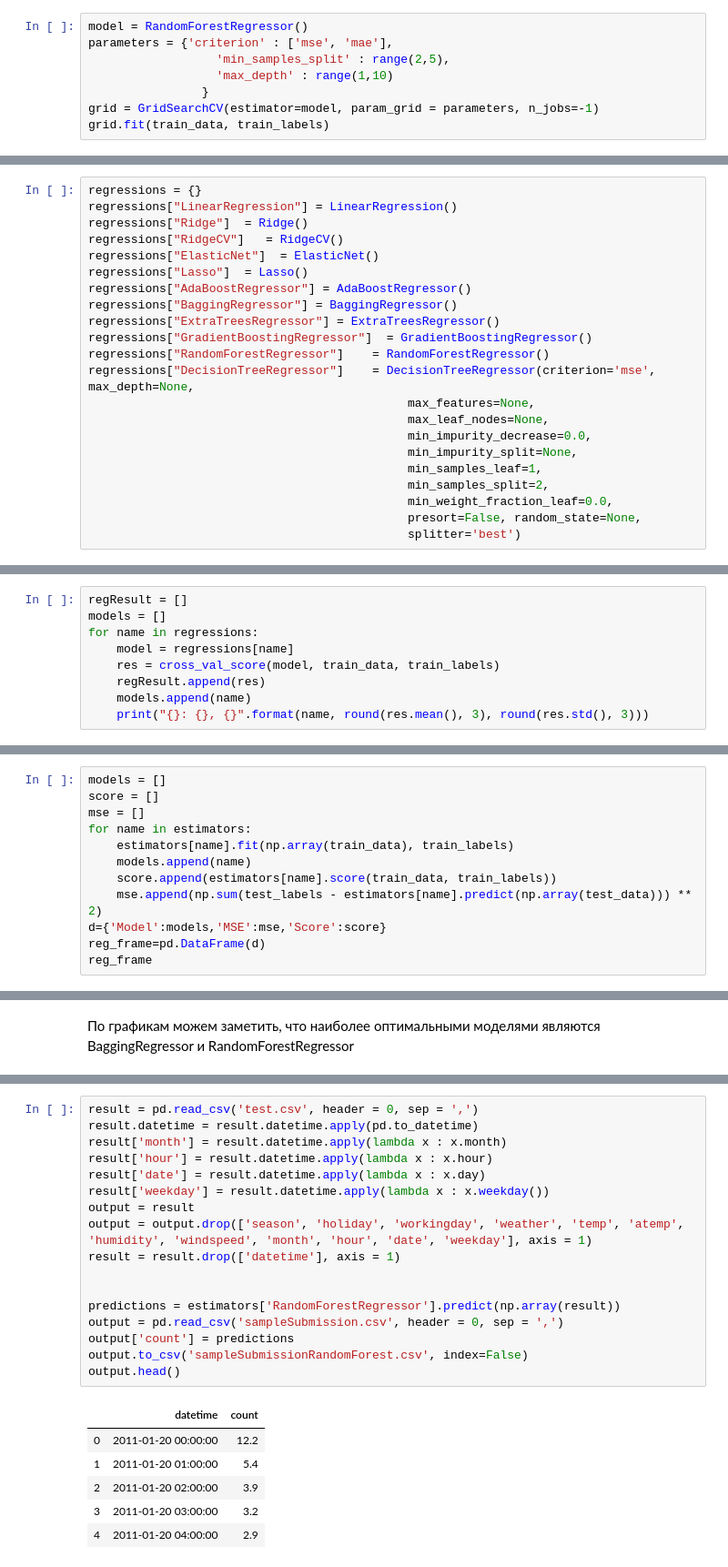
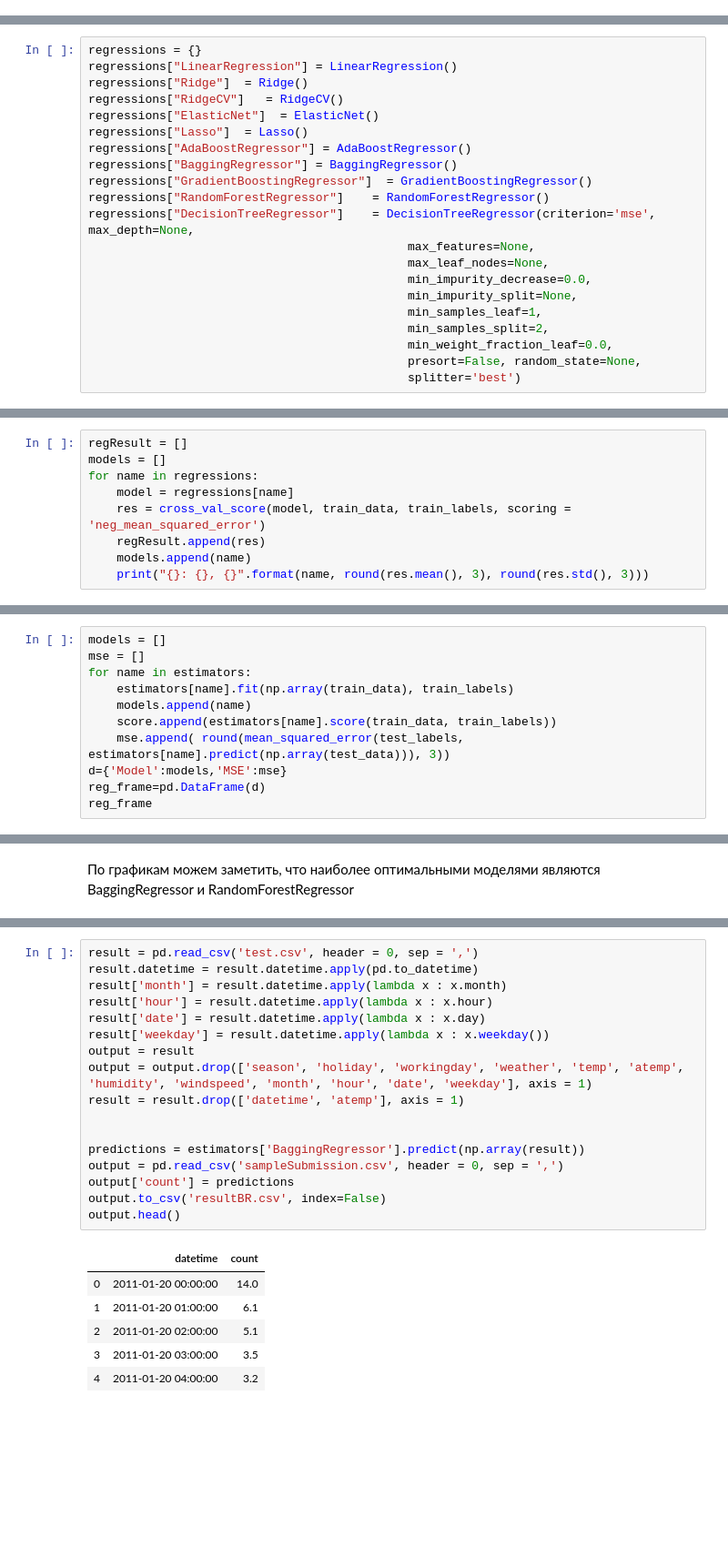
Before and after one commit to EdKsenia/AnalysisSem, a Jupyter notebook: Analis.ipynb, the cells around one changed output, grey strips where cells are left out. Shown at 91% size. Cells and saved outputs as stored; diff of their text form; blank space fills up the shorter version.

```diff
--- a/Analis.ipynb
+++ b/Analis.ipynb
@@ -475,8 +466,0 @@ from sklearn.tree import DecisionTreeRegressor
-# %%
-model = RandomForestRegressor()
-parameters = {'criterion' : ['mse', 'mae'],
-                  'min_samples_split' : range(2,5),
-                  'max_depth' : range(1,10)
-                }
-grid = GridSearchCV(estimator=model, param_grid = parameters, n_jobs=-1)
-grid.fit(train_data, train_labels)
@@ -515,7 +503,6 @@ regressions["ElasticNet"]  = ElasticNet()
 regressions["Lasso"]  = Lasso()
 regressions["AdaBoostRegressor"] = AdaBoostRegressor()
 regressions["BaggingRegressor"] = BaggingRegressor()
-regressions["ExtraTreesRegressor"] = ExtraTreesRegressor()
 regressions["GradientBoostingRegressor"]  = GradientBoostingRegressor()
 regressions["RandomForestRegressor"]    = RandomForestRegressor()
 regressions["DecisionTreeRegressor"]    = DecisionTreeRegressor(criterion='mse', max_depth=None,
@@ -539,7 +526,7 @@ regResult = []
 models = []
 for name in regressions:
     model = regressions[name]
-    res = cross_val_score(model, train_data, train_labels)
+    res = cross_val_score(model, train_data, train_labels, scoring = 'neg_mean_squared_error')
     regResult.append(res)
     models.append(name)
     print("{}: {}, {}".format(name, round(res.mean(), 3), round(res.std(), 3)))
@@ -619,13 +597,12 @@ from sklearn.metrics import mean_squared_log_error,mean_squared_error, r2_score,
 # %%
 models = []
-score = []
 mse = []
 for name in estimators:
     estimators[name].fit(np.array(train_data), train_labels)
     models.append(name)
     score.append(estimators[name].score(train_data, train_labels))
-    mse.append(np.sum(test_labels - estimators[name].predict(np.array(test_data))) ** 2)
-d={'Model':models,'MSE':mse,'Score':score}
+    mse.append( round(mean_squared_error(test_labels, estimators[name].predict(np.array(test_data))), 3))
+d={'Model':models,'MSE':mse}
 reg_frame=pd.DataFrame(d)
 reg_frame
 # %% [output]
@@ -697,25 +662,25 @@ for name in estimators:
 # %%
 result = pd.read_csv('test.csv', header = 0, sep = ',')
 result.datetime = result.datetime.apply(pd.to_datetime)
 result['month'] = result.datetime.apply(lambda x : x.month)
 result['hour'] = result.datetime.apply(lambda x : x.hour)
 result['date'] = result.datetime.apply(lambda x : x.day)
 result['weekday'] = result.datetime.apply(lambda x : x.weekday())
 output = result
 output = output.drop(['season', 'holiday', 'workingday', 'weather', 'temp', 'atemp', 'humidity', 'windspeed', 'month', 'hour', 'date', 'weekday'], axis = 1)
-result = result.drop(['datetime'], axis = 1)
+result = result.drop(['datetime', 'atemp'], axis = 1)
 
 
-predictions = estimators['RandomForestRegressor'].predict(np.array(result))
+predictions = estimators['BaggingRegressor'].predict(np.array(result))
 output = pd.read_csv('sampleSubmission.csv', header = 0, sep = ',')
 output['count'] = predictions
-output.to_csv('sampleSubmissionRandomForest.csv', index=False)
+output.to_csv('resultBR.csv', index=False)
 output.head()
 # %% [output]
 |  | datetime | count |
-| 0 | 2011-01-20 00:00:00 | 12.2 |
-| 1 | 2011-01-20 01:00:00 | 5.4 |
-| 2 | 2011-01-20 02:00:00 | 3.9 |
-| 3 | 2011-01-20 03:00:00 | 3.2 |
-| 4 | 2011-01-20 04:00:00 | 2.9 |
+| 0 | 2011-01-20 00:00:00 | 14.0 |
+| 1 | 2011-01-20 01:00:00 | 6.1 |
+| 2 | 2011-01-20 02:00:00 | 5.1 |
+| 3 | 2011-01-20 03:00:00 | 3.5 |
+| 4 | 2011-01-20 04:00:00 | 3.2 |
 # %% [markdown]
```
Also changed, not shown: parts of 58 cells of this notebook, 2 other files.
